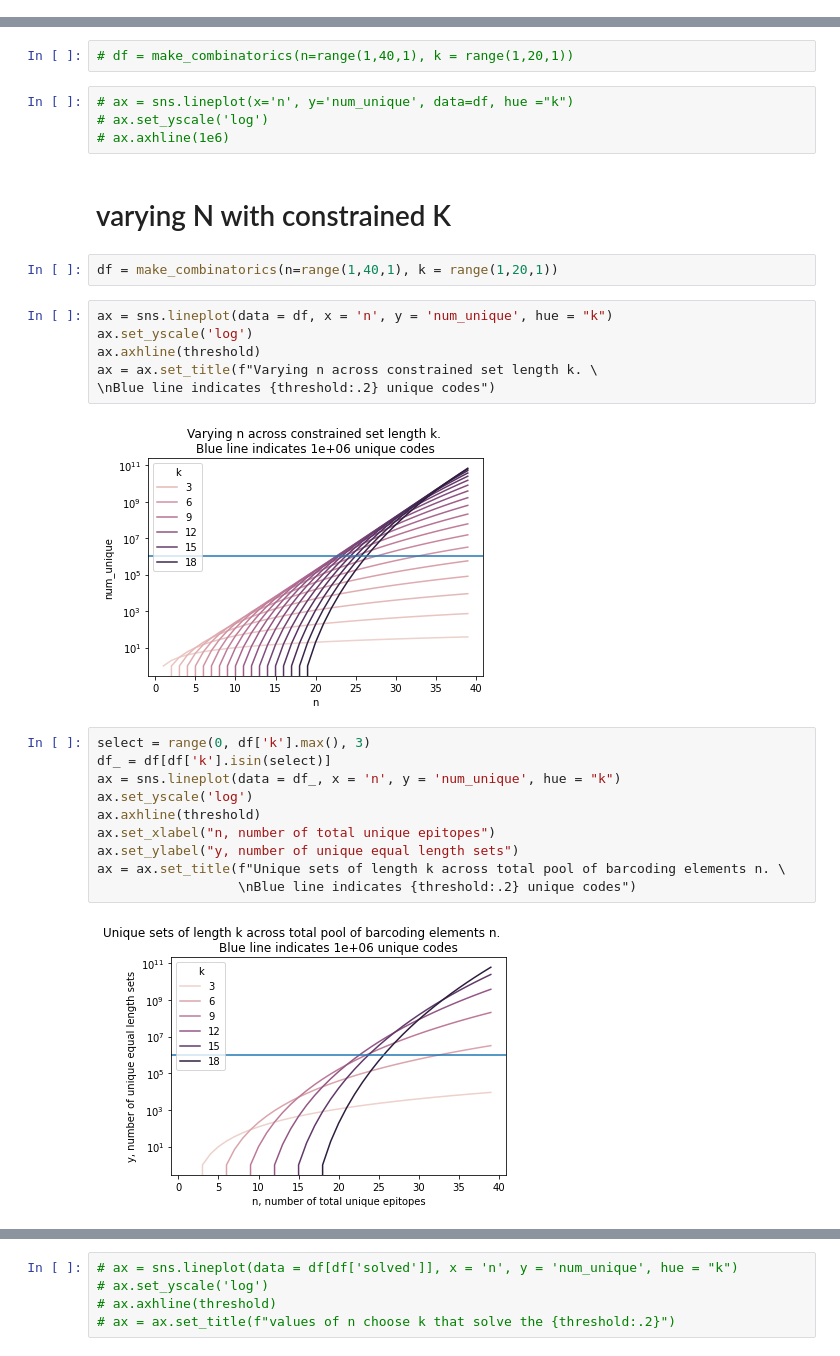
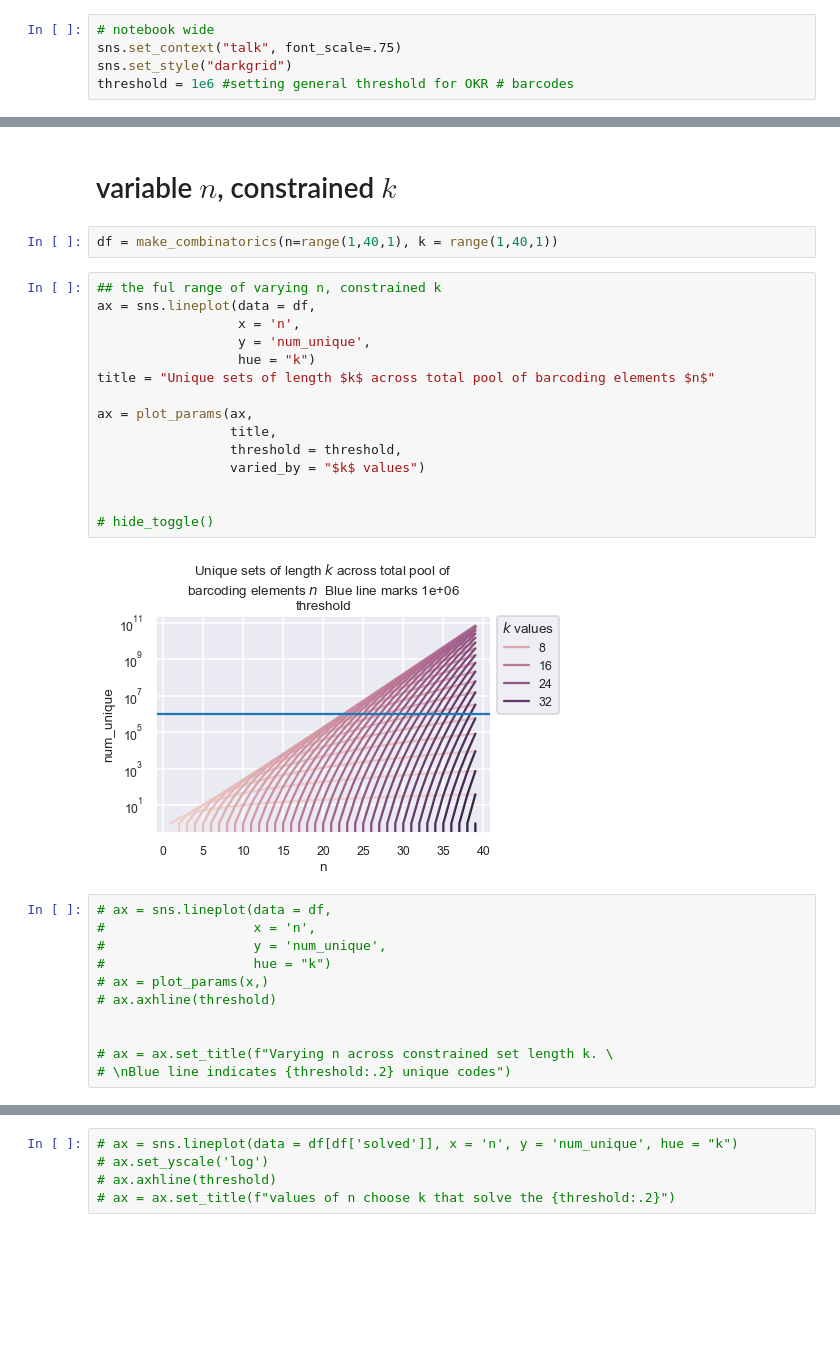
Before and after one commit to e11bio/combinatorics_dash, a Jupyter notebook: combinatorics.ipynb, the cells around one changed output, grey strips where cells are left out. Saved outputs shown, nothing was run; the diff lists cells and outputs as text; blank space fills up the shorter version.

```diff
--- a/combinatorics.ipynb
+++ b/combinatorics.ipynb
@@ -14,0 +93,5 @@ def vary(n,k):
+# %%
+# notebook wide
+sns.set_context("talk", font_scale=.75)
+sns.set_style("darkgrid")
+threshold = 1e6 #setting general threshold for OKR # barcodes
@@ -31,30 +155,32 @@ threshold = 1e6
+# %% [markdown]
+# variable $n$, constrained $k$
 # %%
-# df = make_combinatorics(n=range(1,40,1), k = range(1,20,1))
+df = make_combinatorics(n=range(1,40,1), k = range(1,40,1))
+# %%
+## the ful range of varying n, constrained k
+ax = sns.lineplot(data = df,
+                  x = 'n',
+                  y = 'num_unique',
+                  hue = "k")
+title = "Unique sets of length $k$ across total pool of barcoding elements $n$"
+
+ax = plot_params(ax,
+                 title,
+                 threshold = threshold,
+                 varied_by = "$k$ values")
+
+
+# hide_toggle()
+# %% [output]
+[figure, added]
 # %%
-# ax = sns.lineplot(x='n', y='num_unique', data=df, hue ="k")
-# ax.set_yscale('log')
-# ax.axhline(1e6)
+# ax = sns.lineplot(data = df,
+#                   x = 'n',
+#                   y = 'num_unique',
+#                   hue = "k")
+# ax = plot_params(x,)
+# ax.axhline(threshold)
+
+
+# ax = ax.set_title(f"Varying n across constrained set length k. \
+# \nBlue line indicates {threshold:.2} unique codes")
-# %% [markdown]
-# varying N with constrained K
-# %%
-df = make_combinatorics(n=range(1,40,1), k = range(1,20,1))
-# %%
-ax = sns.lineplot(data = df, x = 'n', y = 'num_unique', hue = "k")
-ax.set_yscale('log')
-ax.axhline(threshold)
-ax = ax.set_title(f"Varying n across constrained set length k. \
-\nBlue line indicates {threshold:.2} unique codes")
-# %% [output]
-[figure, removed]
-# %%
-select = range(0, df['k'].max(), 3)
-df_ = df[df['k'].isin(select)]
-ax = sns.lineplot(data = df_, x = 'n', y = 'num_unique', hue = "k")
-ax.set_yscale('log')
-ax.axhline(threshold)
-ax.set_xlabel("n, number of total unique epitopes")
-ax.set_ylabel("y, number of unique equal length sets")
-ax = ax.set_title(f"Unique sets of length k across total pool of barcoding elements n. \
-                  \nBlue line indicates {threshold:.2} unique codes")
-# %% [output]
-[figure, removed]
```
Also changed, not shown: parts of 60 cells of this notebook.
